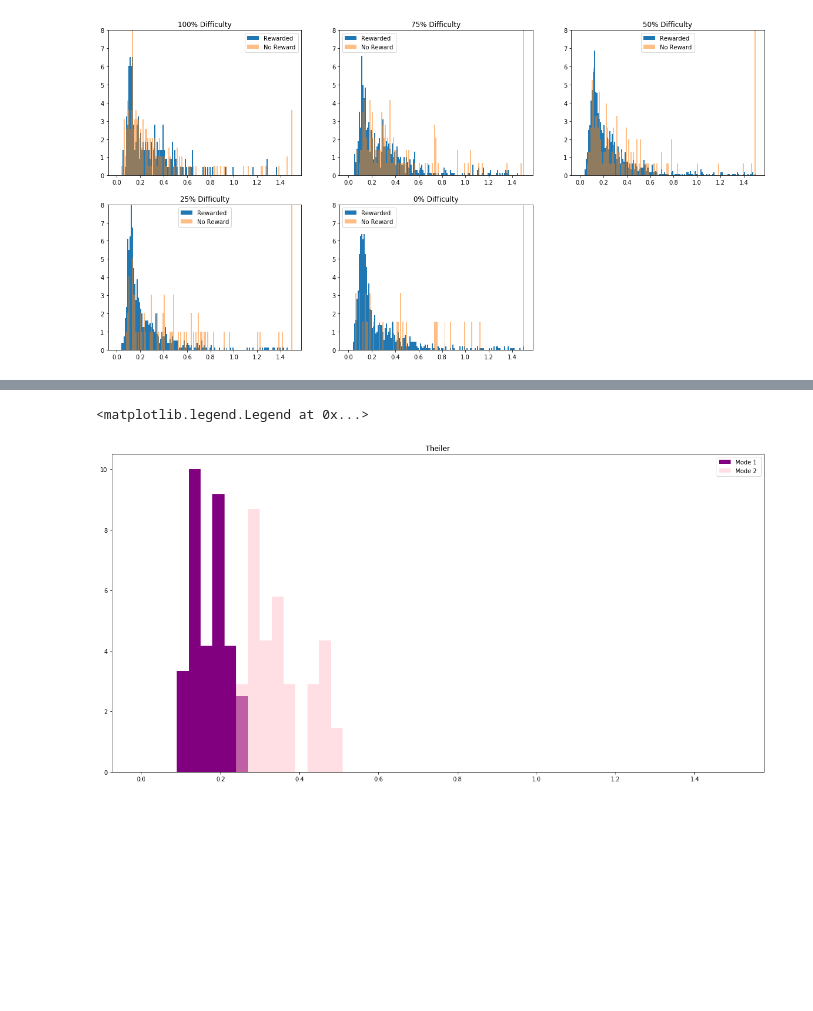
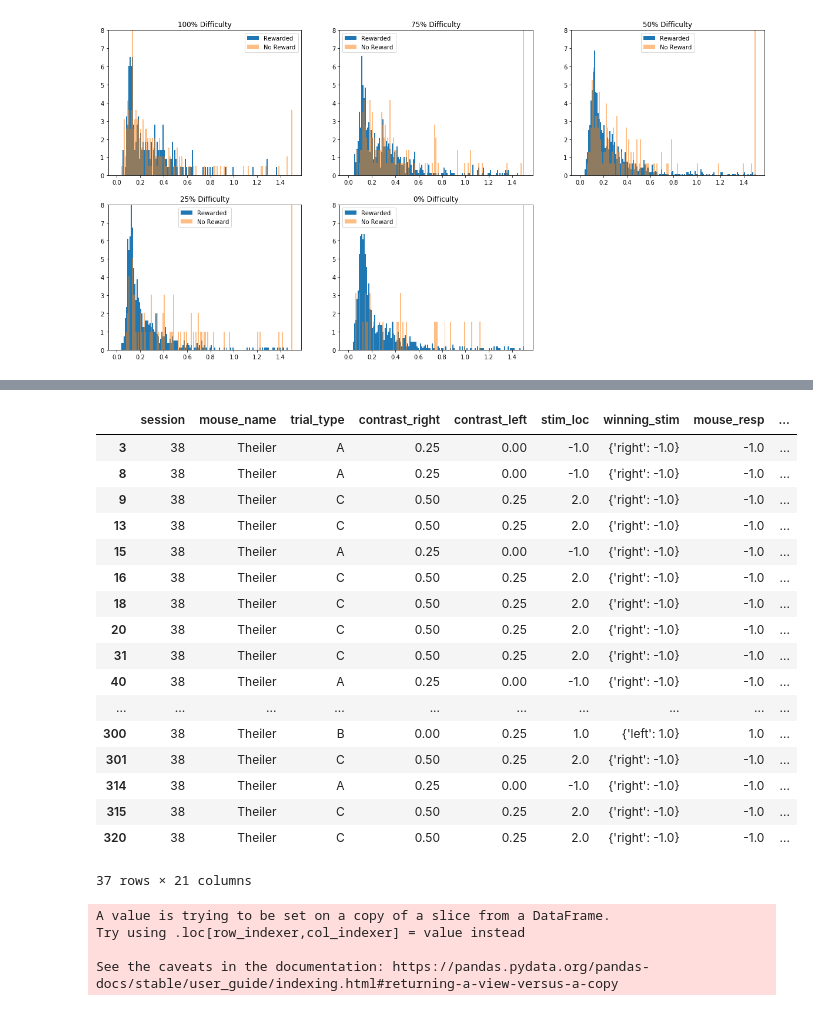
Before and after one commit to jordanlei/neuromatch-project, a Jupyter notebook: histogram_generator.ipynb, the cells around one changed output, grey strips where cells are left out. Drawn from its saved outputs; the diff is of its cells as text; code cells hidden in the pictures; blank space fills up the shorter version.

```diff
--- a/histogram_generator.ipynb
+++ b/histogram_generator.ipynb
@@ -148,9 +238,29 @@ mode2 = current_mouse[less_50 & greater_25]
-# %%
-plt.figure(1,figsize=(20,10))
-plt.hist(mode1['latency'], bins=50, label='Mode 1 ', range=[0, 1.5],density=True,color='purple')
-plt.hist(mode2['latency'], bins=50, label='Mode 2', range=[0, 1.5],density=True,alpha=.5,color='pink')
-plt.title('Theiler')
-plt.legend()
-# %% [output]
-<matplotlib.legend.Legend at 0x...>
-[figure, removed]
+# %%
+theiler_rew
+# %% [output]
+|  | session | mouse_name | trial_type | contrast_right | contrast_left | stim_loc | winning_stim | mouse_resp | ... |
+| 3 | 38 | Theiler | A | 0.25 | 0.00 | -1.0 | {'right': -1.0} | -1.0 | ... |
+| 8 | 38 | Theiler | A | 0.25 | 0.00 | -1.0 | {'right': -1.0} | -1.0 | ... |
+| 9 | 38 | Theiler | C | 0.50 | 0.25 | 2.0 | {'right': -1.0} | -1.0 | ... |
+| 13 | 38 | Theiler | C | 0.50 | 0.25 | 2.0 | {'right': -1.0} | -1.0 | ... |
+| 15 | 38 | Theiler | A | 0.25 | 0.00 | -1.0 | {'right': -1.0} | -1.0 | ... |
+| 16 | 38 | Theiler | C | 0.50 | 0.25 | 2.0 | {'right': -1.0} | -1.0 | ... |
+| 18 | 38 | Theiler | C | 0.50 | 0.25 | 2.0 | {'right': -1.0} | -1.0 | ... |
+| 20 | 38 | Theiler | C | 0.50 | 0.25 | 2.0 | {'right': -1.0} | -1.0 | ... |
+| 31 | 38 | Theiler | C | 0.50 | 0.25 | 2.0 | {'right': -1.0} | -1.0 | ... |
+| 40 | 38 | Theiler | A | 0.25 | 0.00 | -1.0 | {'right': -1.0} | -1.0 | ... |
+| ... | ... | ... | ... | ... | ... | ... | ... | ... | ... |
+| 300 | 38 | Theiler | B | 0.00 | 0.25 | 1.0 | {'left': 1.0} | 1.0 | ... |
+| 301 | 38 | Theiler | C | 0.50 | 0.25 | 2.0 | {'right': -1.0} | -1.0 | ... |
+| 314 | 38 | Theiler | A | 0.25 | 0.00 | -1.0 | {'right': -1.0} | -1.0 | ... |
+| 315 | 38 | Theiler | C | 0.50 | 0.25 | 2.0 | {'right': -1.0} | -1.0 | ... |
+| 320 | 38 | Theiler | C | 0.50 | 0.25 | 2.0 | {'right': -1.0} | -1.0 | ... |
+37 rows × 21 columns
+# %%
+# Define modes
+theiler_rew['mode'] = 0
+# %% [output]
+A value is trying to be set on a copy of a slice from a DataFrame.
+Try using .loc[row_indexer,col_indexer] = value instead
+
+See the caveats in the documentation: https://pandas.pydata.org/pandas-docs/stable/user_guide/indexing.html#returning-a-view-versus-a-copy
```
Also changed, not shown: parts of 10 cells of this notebook.
